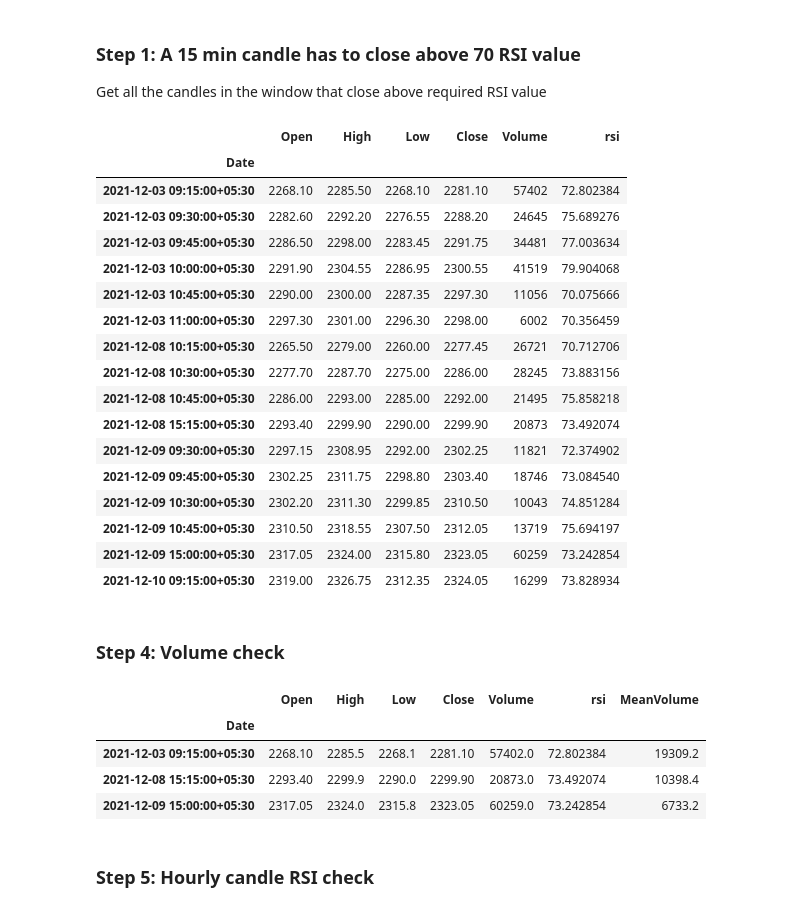
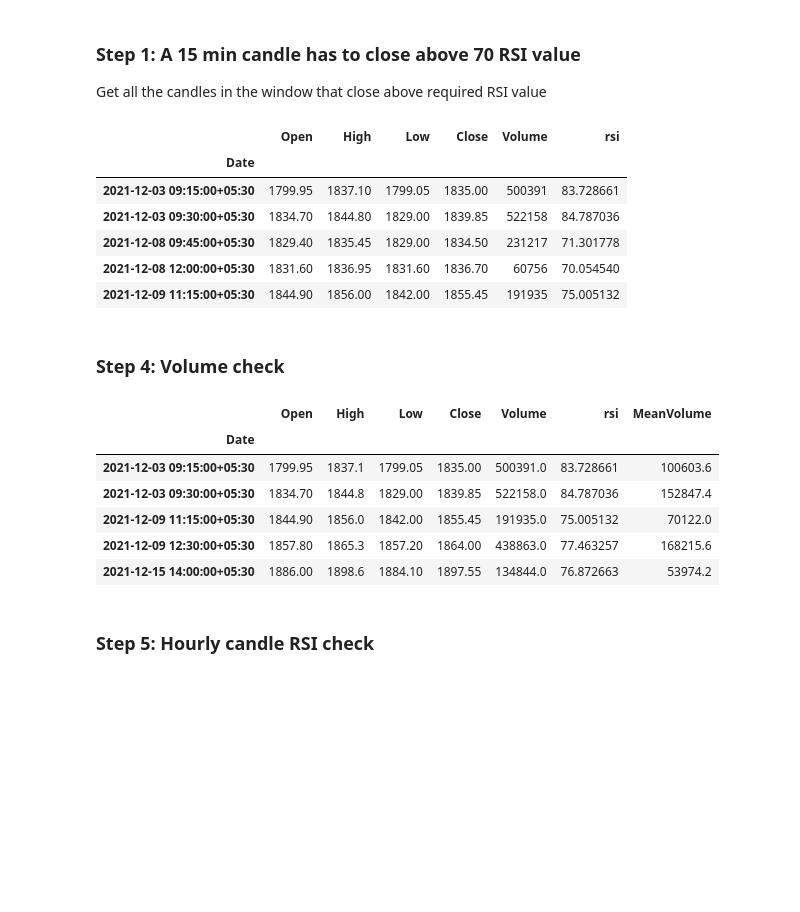
Before and after one commit to hbbtekademy/algo-trading, a Jupyter notebook: python/notebooks/strategies/rsi_strategy/RSIStrategy.ipynb, the cells around one changed output. Drawn from its saved outputs; the diff is of its cells as text; code cells hidden in the pictures; blank space fills up the shorter version.

```diff
--- a/python/notebooks/strategies/rsi_strategy/RSIStrategy.ipynb
+++ b/python/notebooks/strategies/rsi_strategy/RSIStrategy.ipynb
@@ -56,8 +55,8 @@ def get_back_candles(df, index, back_count):
 # %% [markdown]
 ## Load 15 min and 60 min stock data and calculate RSI
 # %%
-file_15min = '/content/stock_data/ACC-HIST.csv'
-file_60min = '/content/stock_data/ACC-HIST-60M.csv'
+file_15min = '/content/stock_data/LT-HIST.csv'
+file_60min = '/content/stock_data/LT-HIST-60M.csv'
 
 df_15min = pd.read_csv(file_15min, parse_dates=['Date'], index_col=['Date'])
 rsi = RSIIndicator(df_15min['Close']).rsi()
@@ -103,32 +102,21 @@ Get all the candles in the window that close above required RSI value
 # %%
 curr_window_df = df_15min[window_start:window_end]
 
 rsi_filter = (curr_window_df['rsi'] > rsi_15min)
 df = curr_window_df[rsi_filter]
 
 bullish_filter = (df['Close'] > df['Open'])
 df = df[bullish_filter]
 
-df
+df.head()
 # %% [output]
 |  | Open | High | Low | Close | Volume | rsi |
 | Date |  |  |  |  |  |  |
-| 2021-12-03 09:15:00+05:30 | 2268.10 | 2285.50 | 2268.10 | 2281.10 | 57402 | 72.802384 |
-| 2021-12-03 09:30:00+05:30 | 2282.60 | 2292.20 | 2276.55 | 2288.20 | 24645 | 75.689276 |
-| 2021-12-03 09:45:00+05:30 | 2286.50 | 2298.00 | 2283.45 | 2291.75 | 34481 | 77.003634 |
-| 2021-12-03 10:00:00+05:30 | 2291.90 | 2304.55 | 2286.95 | 2300.55 | 41519 | 79.904068 |
-| 2021-12-03 10:45:00+05:30 | 2290.00 | 2300.00 | 2287.35 | 2297.30 | 11056 | 70.075666 |
-| 2021-12-03 11:00:00+05:30 | 2297.30 | 2301.00 | 2296.30 | 2298.00 | 6002 | 70.356459 |
-| 2021-12-08 10:15:00+05:30 | 2265.50 | 2279.00 | 2260.00 | 2277.45 | 26721 | 70.712706 |
-| 2021-12-08 10:30:00+05:30 | 2277.70 | 2287.70 | 2275.00 | 2286.00 | 28245 | 73.883156 |
-| 2021-12-08 10:45:00+05:30 | 2286.00 | 2293.00 | 2285.00 | 2292.00 | 21495 | 75.858218 |
-| 2021-12-08 15:15:00+05:30 | 2293.40 | 2299.90 | 2290.00 | 2299.90 | 20873 | 73.492074 |
-| 2021-12-09 09:30:00+05:30 | 2297.15 | 2308.95 | 2292.00 | 2302.25 | 11821 | 72.374902 |
-| 2021-12-09 09:45:00+05:30 | 2302.25 | 2311.75 | 2298.80 | 2303.40 | 18746 | 73.084540 |
-| 2021-12-09 10:30:00+05:30 | 2302.20 | 2311.30 | 2299.85 | 2310.50 | 10043 | 74.851284 |
-| 2021-12-09 10:45:00+05:30 | 2310.50 | 2318.55 | 2307.50 | 2312.05 | 13719 | 75.694197 |
-| 2021-12-09 15:00:00+05:30 | 2317.05 | 2324.00 | 2315.80 | 2323.05 | 60259 | 73.242854 |
-| 2021-12-10 09:15:00+05:30 | 2319.00 | 2326.75 | 2312.35 | 2324.05 | 16299 | 73.828934 |
+| 2021-12-03 09:15:00+05:30 | 1799.95 | 1837.10 | 1799.05 | 1835.00 | 500391 | 83.728661 |
+| 2021-12-03 09:30:00+05:30 | 1834.70 | 1844.80 | 1829.00 | 1839.85 | 522158 | 84.787036 |
+| 2021-12-08 09:45:00+05:30 | 1829.40 | 1835.45 | 1829.00 | 1834.50 | 231217 | 71.301778 |
+| 2021-12-08 12:00:00+05:30 | 1831.60 | 1836.95 | 1831.60 | 1836.70 | 60756 | 70.054540 |
+| 2021-12-09 11:15:00+05:30 | 1844.90 | 1856.00 | 1842.00 | 1855.45 | 191935 | 75.005132 |
 # %% [markdown]
 
 ### Step 4: Volume check
@@ -154,9 +142,11 @@ temp_df
 # %% [output]
 |  | Open | High | Low | Close | Volume | rsi | MeanVolume |
 | Date |  |  |  |  |  |  |  |
-| 2021-12-03 09:15:00+05:30 | 2268.10 | 2285.5 | 2268.1 | 2281.10 | 57402.0 | 72.802384 | 19309.2 |
-| 2021-12-08 15:15:00+05:30 | 2293.40 | 2299.9 | 2290.0 | 2299.90 | 20873.0 | 73.492074 | 10398.4 |
-| 2021-12-09 15:00:00+05:30 | 2317.05 | 2324.0 | 2315.8 | 2323.05 | 60259.0 | 73.242854 | 6733.2 |
+| 2021-12-03 09:15:00+05:30 | 1799.95 | 1837.1 | 1799.05 | 1835.00 | 500391.0 | 83.728661 | 100603.6 |
+| 2021-12-03 09:30:00+05:30 | 1834.70 | 1844.8 | 1829.00 | 1839.85 | 522158.0 | 84.787036 | 152847.4 |
+| 2021-12-09 11:15:00+05:30 | 1844.90 | 1856.0 | 1842.00 | 1855.45 | 191935.0 | 75.005132 | 70122.0 |
+| 2021-12-09 12:30:00+05:30 | 1857.80 | 1865.3 | 1857.20 | 1864.00 | 438863.0 | 77.463257 | 168215.6 |
+| 2021-12-15 14:00:00+05:30 | 1886.00 | 1898.6 | 1884.10 | 1897.55 | 134844.0 | 76.872663 | 53974.2 |
 # %% [markdown]
 ### Step 5: Hourly candle RSI check
 # %%
```
Also changed, not shown: parts of 8 cells of this notebook.
